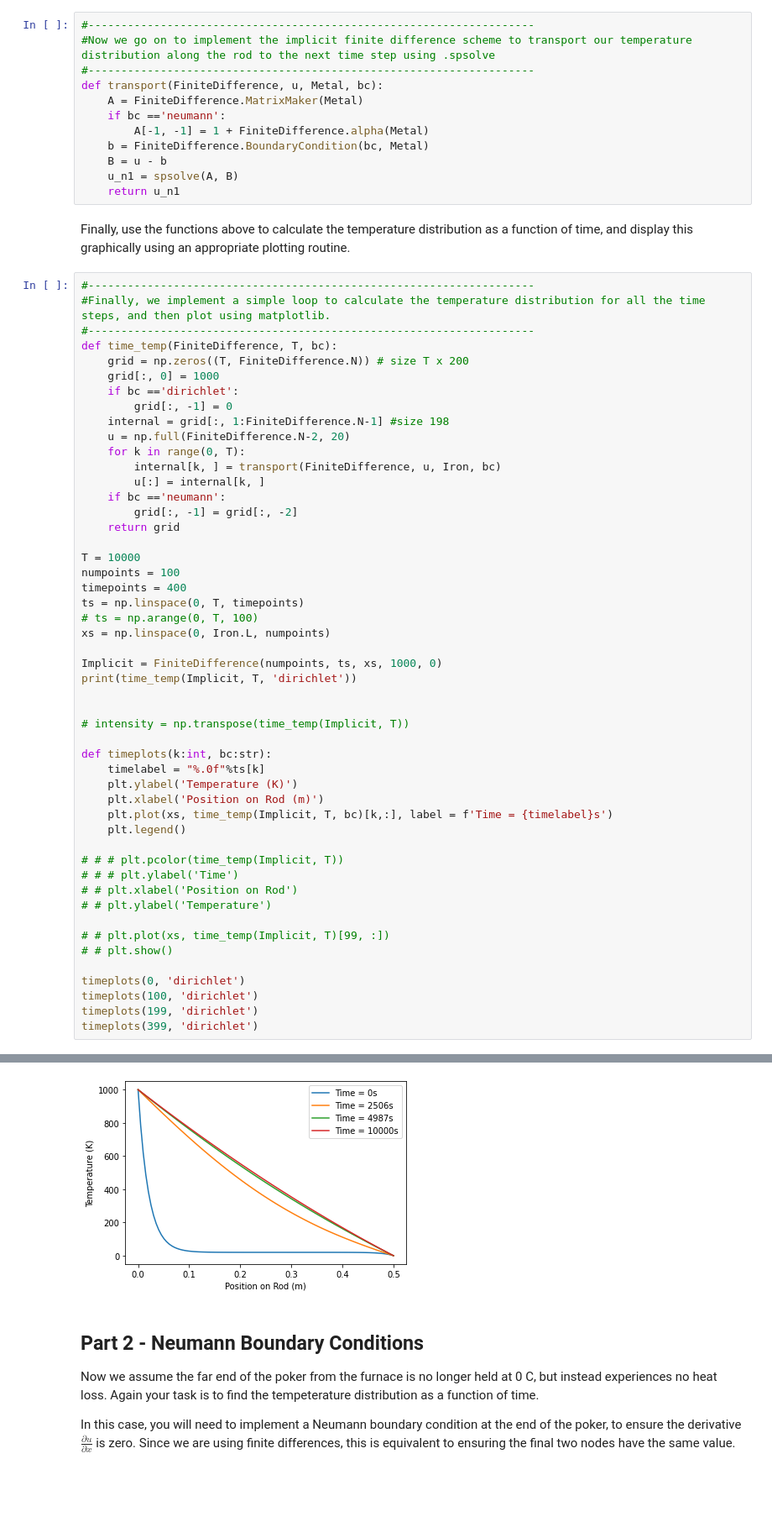
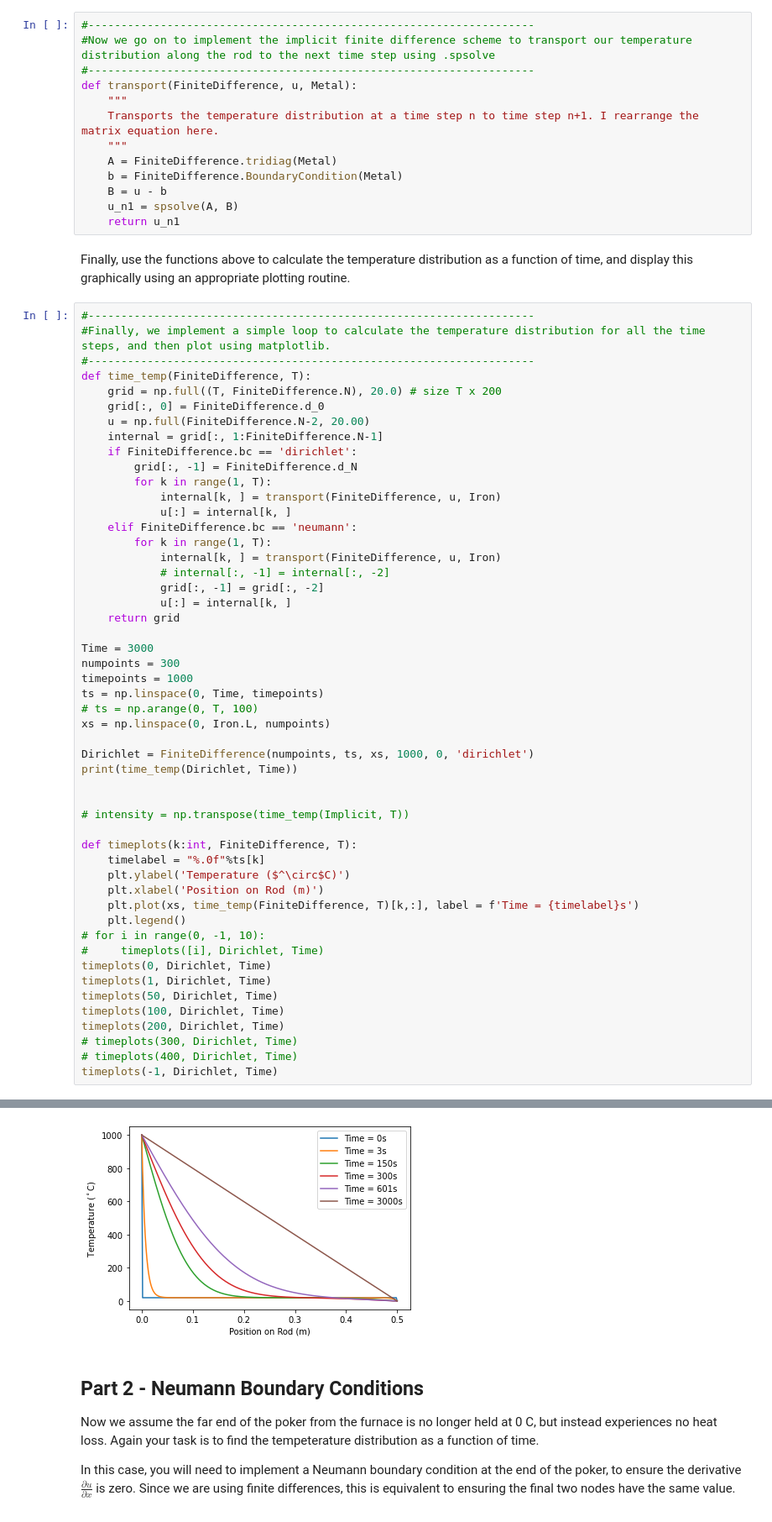
Before and after one commit to sam-you-ell/Computational-Physics, a Jupyter notebook: 3rd Year/PDEs/PDESolve.ipynb, the cells around one changed output, grey strips where cells are left out. Shown: that part at 84% size. Cells and saved outputs as stored; diff of their text form; blank space fills up the shorter version.

```diff
--- a/3rd Year/PDEs/PDESolve.ipynb
+++ b/3rd Year/PDEs/PDESolve.ipynb
@@ -170,11 +167,12 @@ Now write a function which will transport the temperature distribution at time s
 #--------------------------------------------------------------------
 #Now we go on to implement the implicit finite difference scheme to transport our temperature distribution along the rod to the next time step using .spsolve
 #--------------------------------------------------------------------
-def transport(FiniteDifference, u, Metal, bc):
-    A = FiniteDifference.MatrixMaker(Metal)
-    if bc =='neumann':
-        A[-1, -1] = 1 + FiniteDifference.alpha(Metal)
-    b = FiniteDifference.BoundaryCondition(bc, Metal)
+def transport(FiniteDifference, u, Metal):
+    """
+    Transports the temperature distribution at a time step n to time step n+1. I rearrange the matrix equation here.
+    """
+    A = FiniteDifference.tridiag(Metal)
+    b = FiniteDifference.BoundaryCondition(Metal)
     B = u - b
     u_n1 = spsolve(A, B)
     return u_n1
@@ -184,50 +182,51 @@ Finally, use the functions above to calculate the temperature distribution as a
 #--------------------------------------------------------------------
 #Finally, we implement a simple loop to calculate the temperature distribution for all the time steps, and then plot using matplotlib.
 #--------------------------------------------------------------------
-def time_temp(FiniteDifference, T, bc):
-    grid = np.zeros((T, FiniteDifference.N)) # size T x 200
-    grid[:, 0] = 1000
-    if bc =='dirichlet':
-        grid[:, -1] = 0
-    internal = grid[:, 1:FiniteDifference.N-1] #size 198
-    u = np.full(FiniteDifference.N-2, 20)
-    for k in range(0, T):
-        internal[k, ] = transport(FiniteDifference, u, Iron, bc)
-        u[:] = internal[k, ]
-    if bc =='neumann':
-        grid[:, -1] = grid[:, -2]
+def time_temp(FiniteDifference, T):
+    grid = np.full((T, FiniteDifference.N), 20.0) # size T x 200
+    grid[:, 0] = FiniteDifference.d_0
+    u = np.full(FiniteDifference.N-2, 20.00)
+    internal = grid[:, 1:FiniteDifference.N-1]
+    if FiniteDifference.bc == 'dirichlet':
+        grid[:, -1] = FiniteDifference.d_N
+        for k in range(1, T):
+            internal[k, ] = transport(FiniteDifference, u, Iron)
+            u[:] = internal[k, ]
+    elif FiniteDifference.bc == 'neumann':
+        for k in range(1, T):
+            internal[k, ] = transport(FiniteDifference, u, Iron)
+            # internal[:, -1] = internal[:, -2]
+            grid[:, -1] = grid[:, -2]
+            u[:] = internal[k, ]
     return grid
 
-T = 10000
-numpoints = 100
-timepoints = 400
-ts = np.linspace(0, T, timepoints)
+Time = 3000
+numpoints = 300
+timepoints = 1000
+ts = np.linspace(0, Time, timepoints)
 # ts = np.arange(0, T, 100)
 xs = np.linspace(0, Iron.L, numpoints)
 
-Implicit = FiniteDifference(numpoints, ts, xs, 1000, 0)
-print(time_temp(Implicit, T, 'dirichlet'))
+Dirichlet = FiniteDifference(numpoints, ts, xs, 1000, 0, 'dirichlet')
+print(time_temp(Dirichlet, Time))
 
 
 # intensity = np.transpose(time_temp(Implicit, T))
 
-def timeplots(k:int, bc:str):
+def timeplots(k:int, FiniteDifference, T):
     timelabel = "%.0f"%ts[k]
-    plt.ylabel('Temperature (K)')
+    plt.ylabel('Temperature ($^\circ$C)')
     plt.xlabel('Position on Rod (m)')
-    plt.plot(xs, time_temp(Implicit, T, bc)[k,:], label = f'Time = {timelabel}s')
+    plt.plot(xs, time_temp(FiniteDifference, T)[k,:], label = f'Time = {timelabel}s')
     plt.legend()
-
-# # # plt.pcolor(time_temp(Implicit, T))
-# # # plt.ylabel('Time')
-# # plt.xlabel('Position on Rod')
-# # plt.ylabel('Temperature')
-
-# # plt.plot(xs, time_temp(Implicit, T)[99, :])
-# # plt.show()
-
-timeplots(0, 'dirichlet')
-timeplots(100, 'dirichlet')
-timeplots(199, 'dirichlet')
-timeplots(399, 'dirichlet')
+# for i in range(0, -1, 10):
+#     timeplots([i], Dirichlet, Time)
+timeplots(0, Dirichlet, Time)
+timeplots(1, Dirichlet, Time)
+timeplots(50, Dirichlet, Time)
+timeplots(100, Dirichlet, Time)
+timeplots(200, Dirichlet, Time)
+# timeplots(300, Dirichlet, Time)
+# timeplots(400, Dirichlet, Time)
+timeplots(-1, Dirichlet, Time)
 # %% [output]
@@ -247,4 +246,4 @@ timeplots(399, 'dirichlet')
-[figure, old version]
+[figure, new version]
 # %% [markdown]
 ## Part 2 - Neumann Boundary Conditions
 
```
Also changed, not shown: parts of 6 cells of this notebook.
